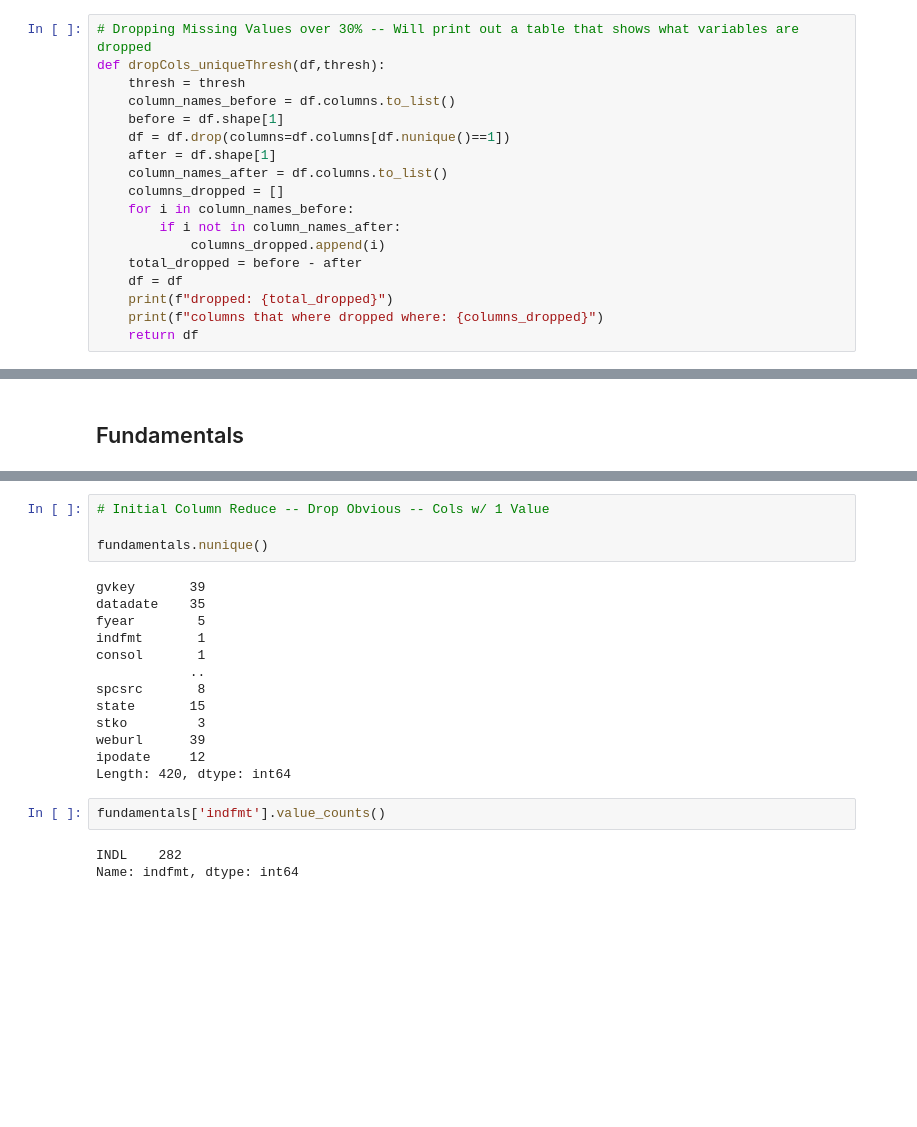
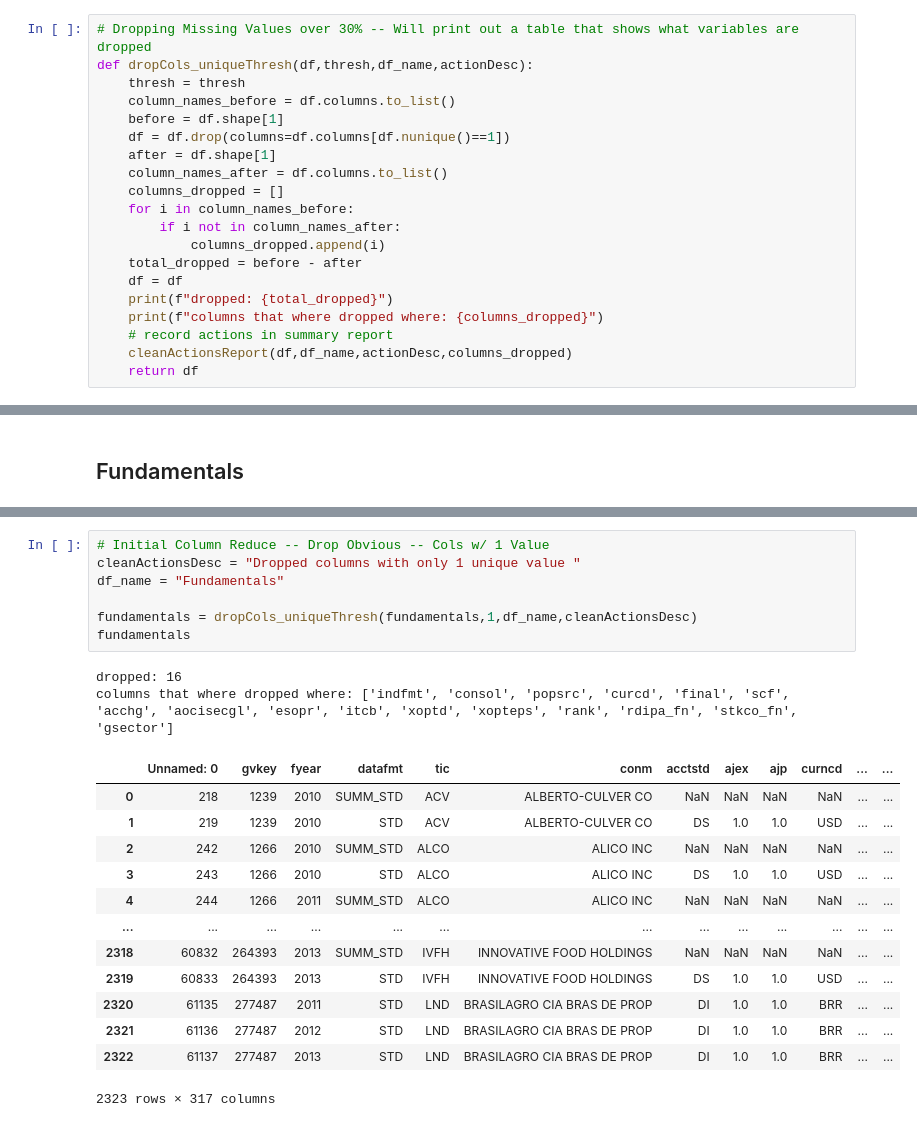
Before and after one commit to bcullinan32/CapstoneProject, a Jupyter notebook: Capstone-Main.ipynb, the cells around one changed output, grey strips where cells are left out. Cells and saved outputs as stored; diff of their text form; blank space fills up the shorter version.

```diff
--- a/Capstone-Main.ipynb
+++ b/Capstone-Main.ipynb
@@ -86,7 +105,7 @@ def dropCols_nullThresh(df,thresh):
     return df
 # %%
 # Dropping Missing Values over 30% -- Will print out a table that shows what variables are dropped
-def dropCols_uniqueThresh(df,thresh):
+def dropCols_uniqueThresh(df,thresh,df_name,actionDesc):
     thresh = thresh
     column_names_before = df.columns.to_list()
     before = df.shape[1]
@@ -101,6 +120,8 @@ def dropCols_uniqueThresh(df,thresh):
     df = df
     print(f"dropped: {total_dropped}")
     print(f"columns that where dropped where: {columns_dropped}")
+    # record actions in summary report
+    cleanActionsReport(df,df_name,actionDesc,columns_dropped)
     return df
 # %% [markdown]
 # Source Data
@@ -251,22 +291,23 @@ Count of Variables with null : 385
 # %%
 # Initial Column Reduce -- Drop Obvious -- Cols w/ 1 Value
+cleanActionsDesc = "Dropped columns with only 1 unique value "
+df_name = "Fundamentals"
 
-fundamentals.nunique()
+fundamentals = dropCols_uniqueThresh(fundamentals,1,df_name,cleanActionsDesc)
+fundamentals
 # %% [output]
-gvkey       39
-datadate    35
-fyear        5
-indfmt       1
-consol       1
-            ..
-spcsrc       8
-state       15
-stko         3
-weburl      39
-ipodate     12
-Length: 420, dtype: int64
+dropped: 16
+columns that where dropped where: ['indfmt', 'consol', 'popsrc', 'curcd', 'final', 'scf', 'acchg', 'aocisecgl', 'esopr', 'itcb', 'xoptd', 'xopteps', 'rank', 'rdipa_fn', 'stkco_fn', 'gsector']
+|  | Unnamed: 0 | gvkey | fyear | datafmt | tic | conm | acctstd | ajex | ajp | curncd | ... | ... |
+| 0 | 218 | 1239 | 2010 | SUMM_STD | ACV | ALBERTO-CULVER CO | NaN | NaN | NaN | NaN | ... | ... |
+| 1 | 219 | 1239 | 2010 | STD | ACV | ALBERTO-CULVER CO | DS | 1.0 | 1.0 | USD | ... | ... |
+| 2 | 242 | 1266 | 2010 | SUMM_STD | ALCO | ALICO INC | NaN | NaN | NaN | NaN | ... | ... |
+| 3 | 243 | 1266 | 2010 | STD | ALCO | ALICO INC | DS | 1.0 | 1.0 | USD | ... | ... |
+| 4 | 244 | 1266 | 2011 | SUMM_STD | ALCO | ALICO INC | NaN | NaN | NaN | NaN | ... | ... |
+| ... | ... | ... | ... | ... | ... | ... | ... | ... | ... | ... | ... | ... |
+| 2318 | 60832 | 264393 | 2013 | SUMM_STD | IVFH | INNOVATIVE FOOD HOLDINGS | NaN | NaN | NaN | NaN | ... | ... |
+| 2319 | 60833 | 264393 | 2013 | STD | IVFH | INNOVATIVE FOOD HOLDINGS | DS | 1.0 | 1.0 | USD | ... | ... |
+| 2320 | 61135 | 277487 | 2011 | STD | LND | BRASILAGRO CIA BRAS DE PROP | DI | 1.0 | 1.0 | BRR | ... | ... |
+| 2321 | 61136 | 277487 | 2012 | STD | LND | BRASILAGRO CIA BRAS DE PROP | DI | 1.0 | 1.0 | BRR | ... | ... |
+| 2322 | 61137 | 277487 | 2013 | STD | LND | BRASILAGRO CIA BRAS DE PROP | DI | 1.0 | 1.0 | BRR | ... | ... |
+2323 rows × 317 columns
-# %%
-fundamentals['indfmt'].value_counts()
-# %% [output]
-INDL    282
-Name: indfmt, dtype: int64
```
Also changed, not shown: parts of 22 cells of this notebook, 10 other files.
